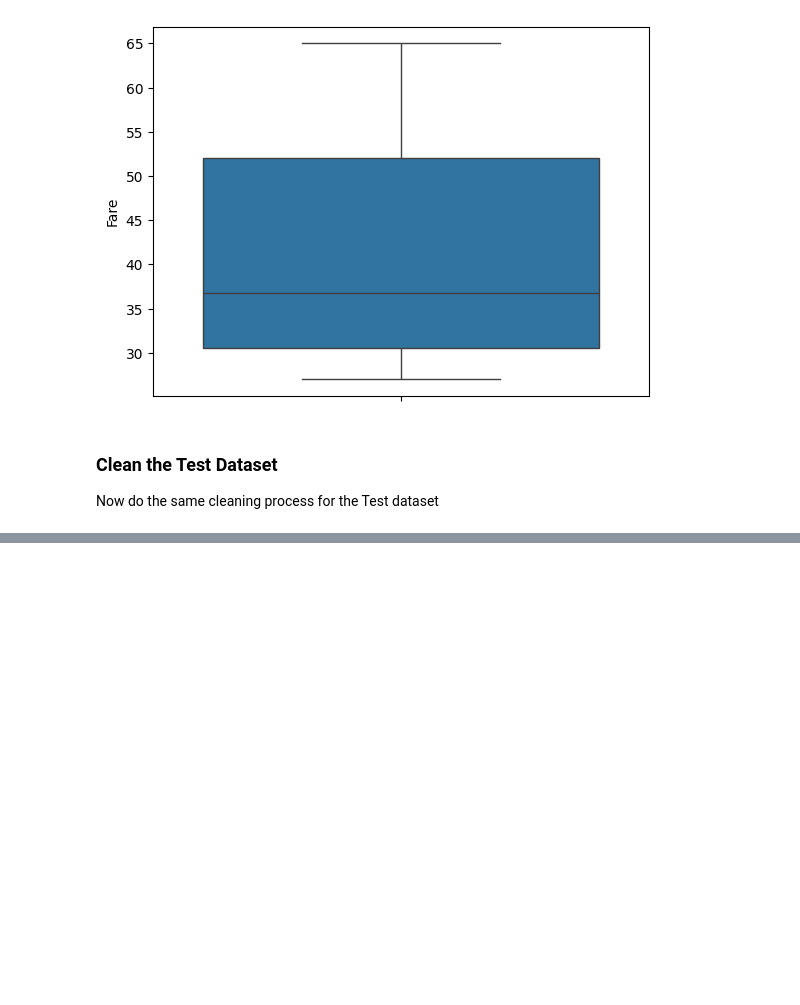
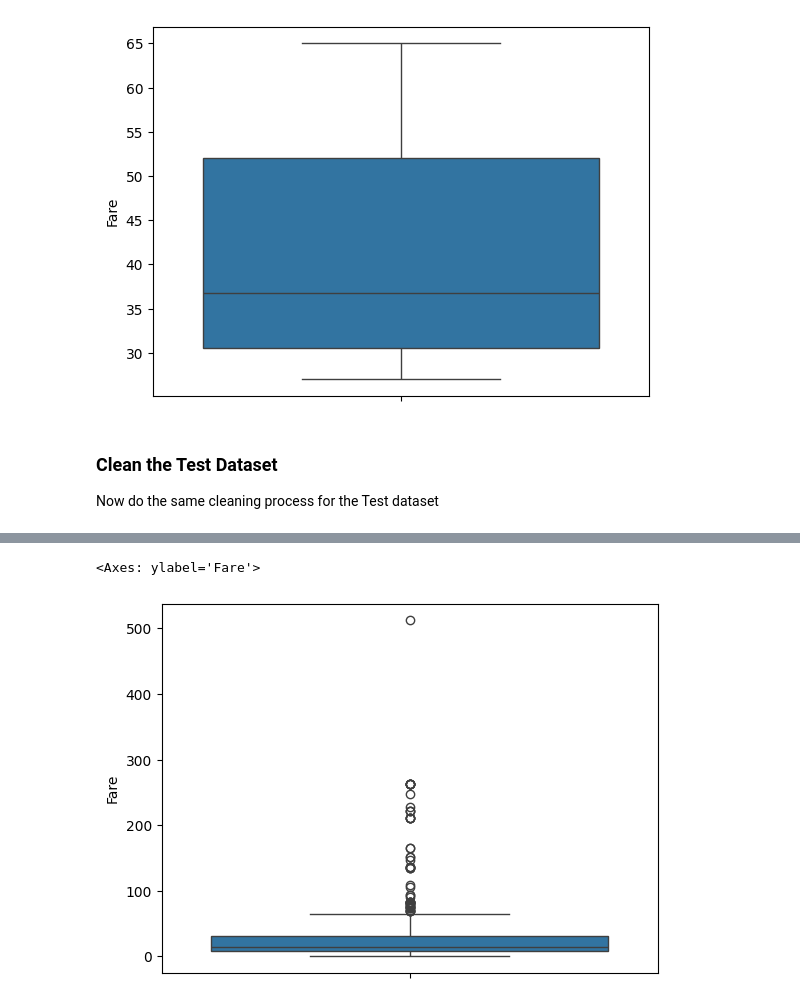
Before and after one commit to MazenIbrahim1/Titanic_Data_Model, a Jupyter notebook: Titanic_Data_Model.ipynb, the cells around one changed output, grey strips where cells are left out. Cells and saved outputs as stored; diff of their text form; code cells hidden in the pictures; blank space fills up the shorter version.

```diff
--- a/Titanic_Data_Model.ipynb
+++ b/Titanic_Data_Model.ipynb
@@ -178,0 +221,9 @@ data_test.head()
+# %%
+# For the 86 null values in age, I will replace them with the mean in order to maintain the mean
+age_mean_test = data_test['Age'].mean()
+print(f"Age mean before: {age_mean_test}")
+
+data_test.fillna({'Age' : age_mean_test}, inplace=True)
+age_mean_test = data_test['Age'].mean()
+print(f"The mean of Age After: {age_mean_test}")
+data_test.isna().sum()
@@ -178,0 +245,9 @@ data_test.head()
+# %%
+# For the null value in Fare, I will replace it with the current average of the Fare
+fare_mean_test = data_test['Fare'].mean()
+print(f"The Fare avg: {fare_mean_test}")
+
+data_test.fillna({'Fare' : fare_mean_test}, inplace=True)
+fare_mean_test = data_test['Fare'].mean()
+print(f"The Fare avg: {fare_mean_test}")
+data_test.isna().sum()
@@ -178,0 +269,4 @@ data_test.head()
+# %%
+# For the 327 null values in the Cabin column, I will drop this set because it is irrelevant
+data_test.drop(['Cabin'], axis=1, inplace=True)
+data_test.isna().sum()
@@ -178,0 +300,6 @@ data_test.head()
+# %%
+# Fare column has outliers
+sns.boxplot(data_test['Fare'])
+# %% [output]
+<Axes: ylabel='Fare'>
+[figure, added]
```
Also changed, not shown: parts of 10 cells of this notebook.
